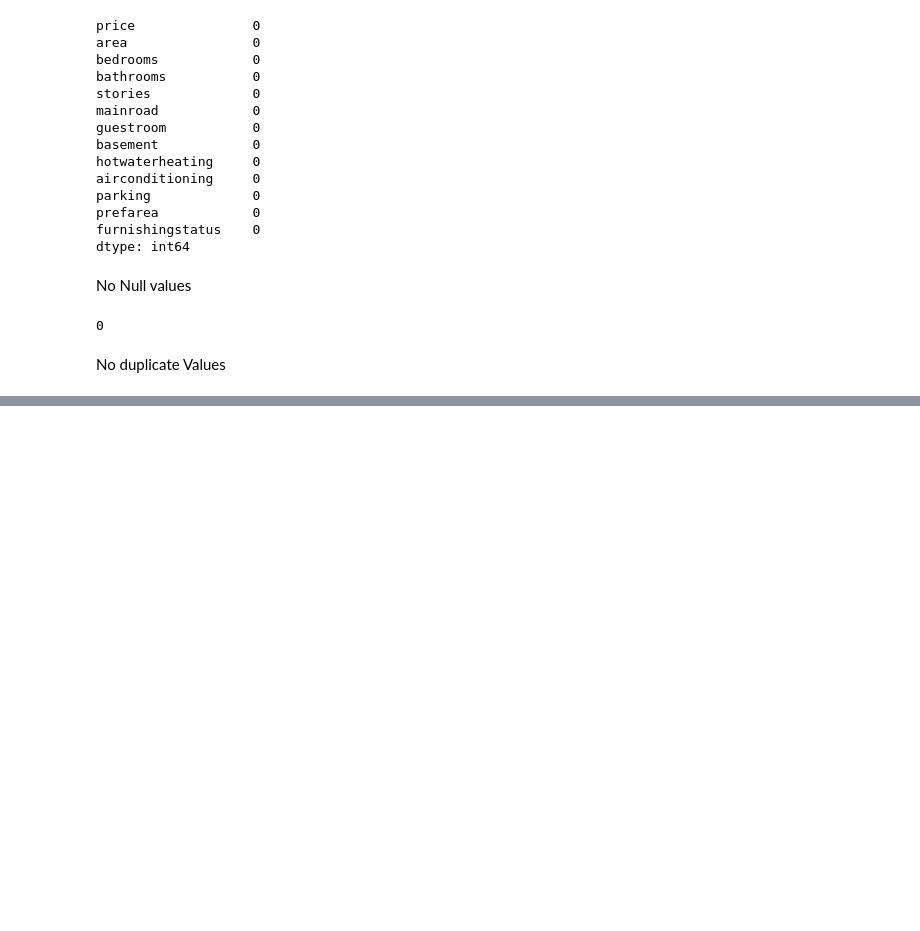
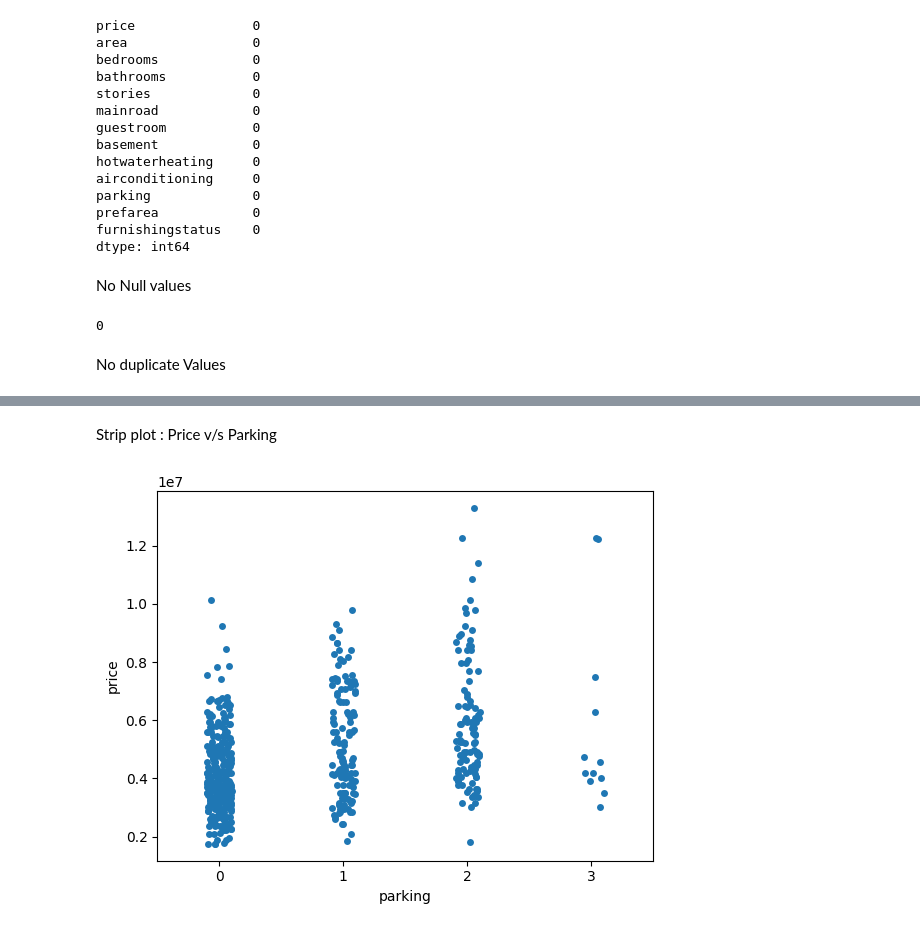
Before and after one commit to Muntasir90629/House-Price-Prediction, a Jupyter notebook: House-Price-Prediction.ipynb, the cells around one changed output, grey strips where cells are left out. Drawn from its saved outputs; the diff is of its cells as text; code cells hidden in the pictures; blank space fills up the shorter version.

```diff
--- a/House-Price-Prediction.ipynb
+++ b/House-Price-Prediction.ipynb
@@ -69,0 +91,7 @@ No duplicate Values
+# %% [markdown]
+Strip plot : Price v/s Parking
+# %%
+sns.stripplot(x=df['parking'],y=df['price'])
+plt.show()
+# %% [output]
+[figure, added]
```
Also changed, not shown: parts of 13 cells of this notebook.
